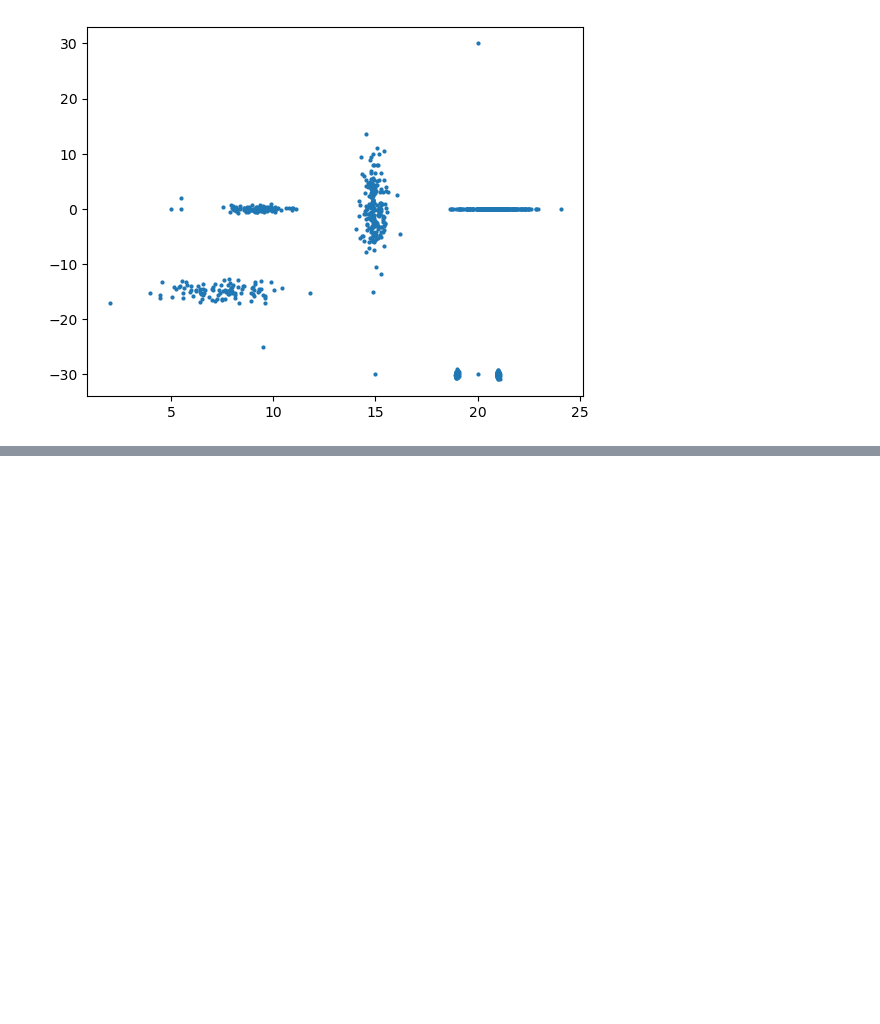
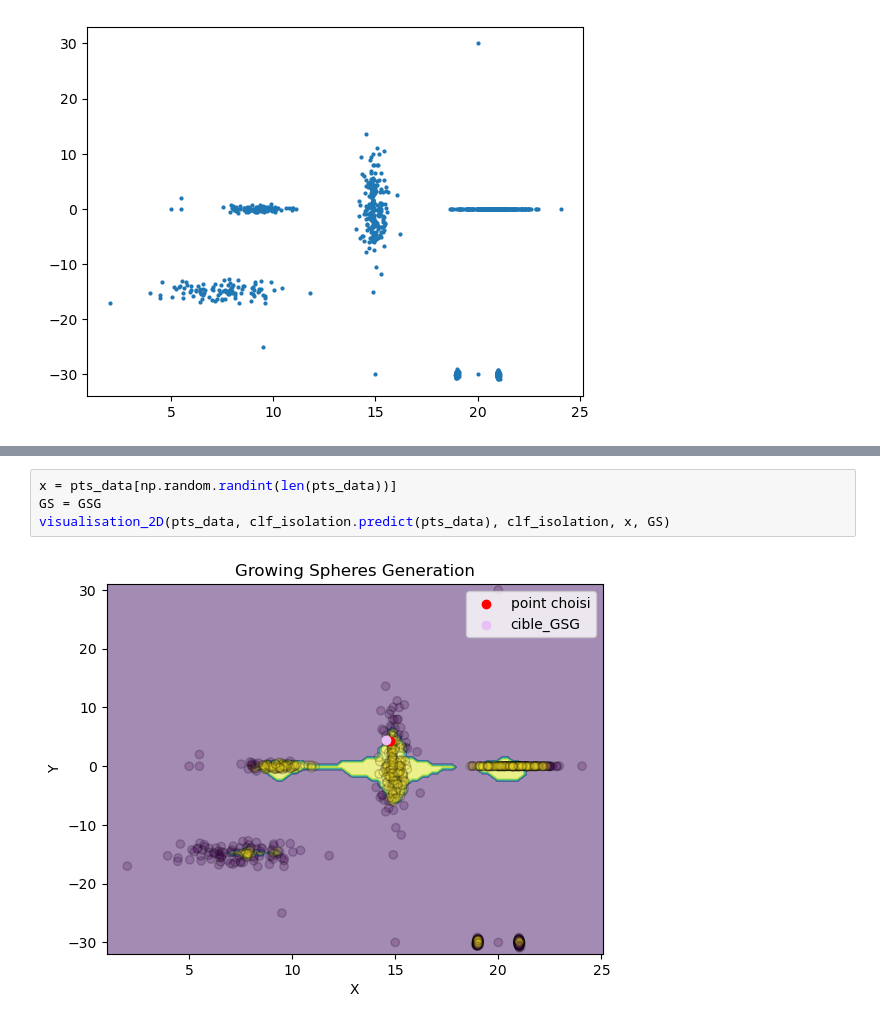
Before and after one commit to nhs2828/IA-Explicable, a Jupyter notebook: tme8/tme8.ipynb, the cells around one changed output, grey strips where cells are left out. Saved outputs shown, nothing was run; the diff lists cells and outputs as text; blank space fills up the shorter version.

```diff
--- a/tme8/tme8.ipynb
+++ b/tme8/tme8.ipynb
@@ -66,0 +166,6 @@ plt.scatter(pts_exception[:,0], pts_exception[:,1], s=4)
+# %%
+x = pts_data[np.random.randint(len(pts_data))]
+GS = GSG
+visualisation_2D(pts_data, clf_isolation.predict(pts_data), clf_isolation, x, GS)
+# %% [output]
+[figure, added]
```
Also changed, not shown: parts of 8 cells of this notebook.
